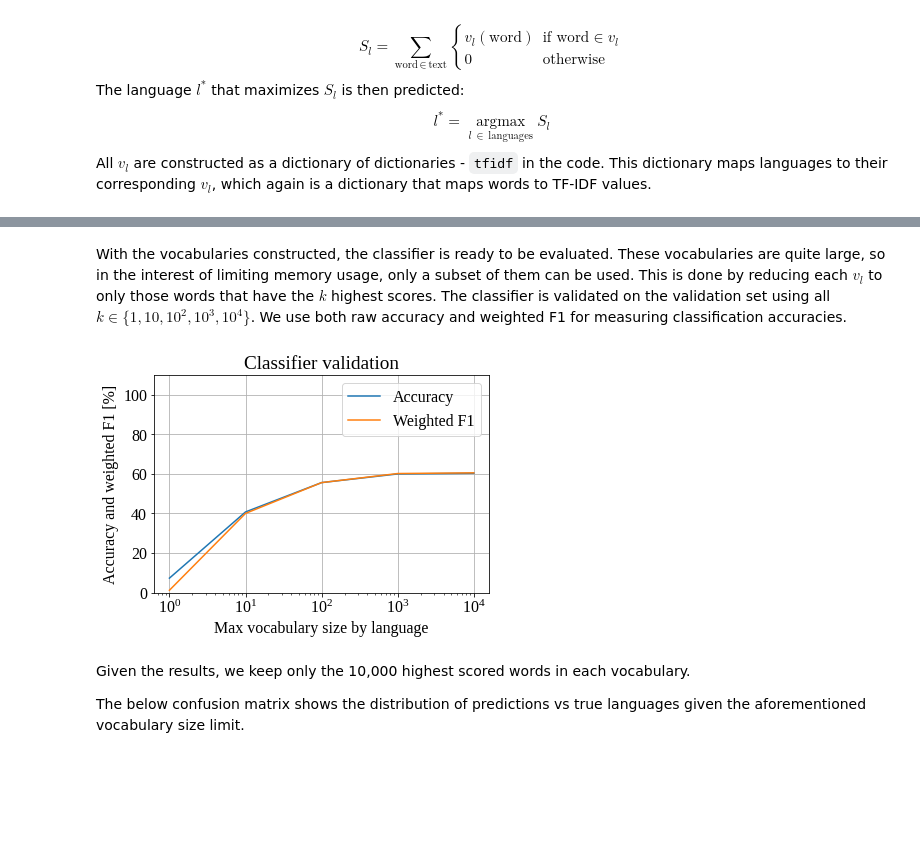
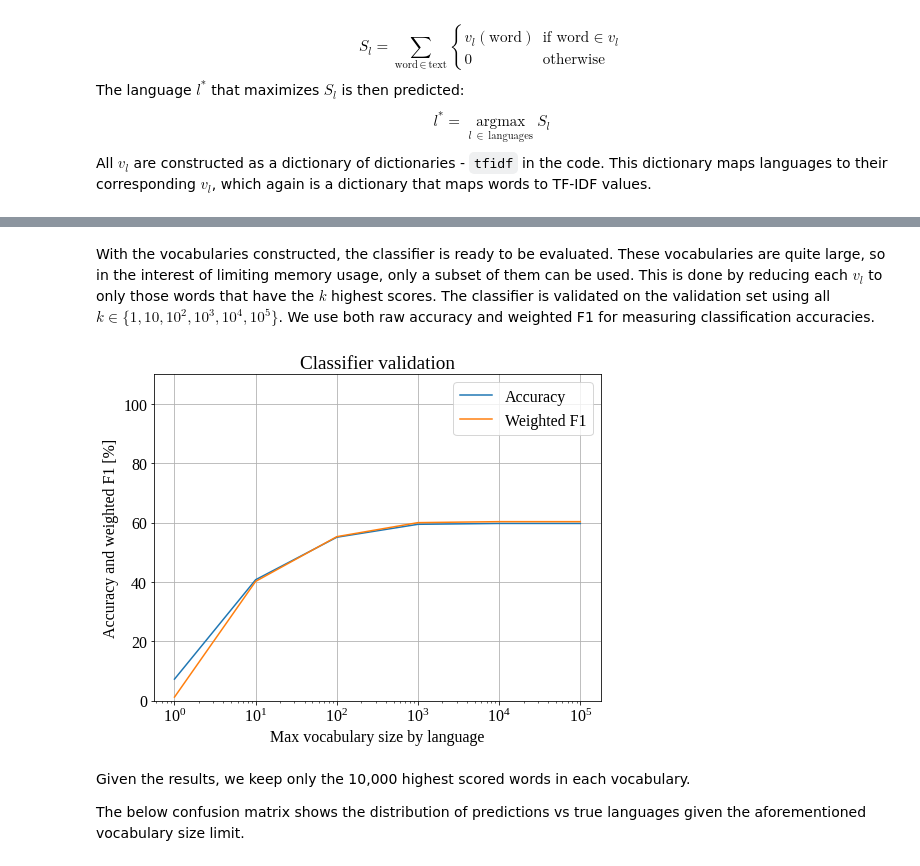
Before and after one commit to asgerius/css-project, a Jupyter notebook: Assignment.ipynb, the cells around one changed output, grey strips where cells are left out. Cells and saved outputs as stored; diff of their text form; code cells hidden in the pictures; blank space fills up the shorter version.

```diff
--- a/Assignment.ipynb
+++ b/Assignment.ipynb
@@ -328,7 +328,7 @@ def sclean(text: str) -> str:
     text = re.sub(sw, "", text)
     # Remove html tags
     text = re.sub(r"<.*?>", "", text)
-    return text.lower()
+    return text
 
 words = sum(len(body.split()) for body in so.body)
 chars = sum(len(body) for body in so.body)
@@ -418,6 +418,15 @@ for i, (lab, dat) in enumerate(zip(("No cleaning", "Classification cleaning", "S
     qx, qdist = bins(np.array([len(text.split()) for text in dat[so.type=="q"]]))
     ax, adist = bins(np.array([len(text.split()) for text in dat[so.type=="a"]]))
     cx, cdist = bins(np.array([len(text.split()) for text in dat[so.type=="c"]]))
+    with open(os.path.join("data", lab.replace(" ", "") + ".json"), "w") as f:
+        json.dump({
+            "qx": qx.tolist(),
+            "qdist": qdist.tolist(),
+            "ax": ax.tolist(),
+            "adist": adist.tolist(),
+            "cx": cx.tolist(),
+            "cdist": cdist.tolist(),
+        }, f)
 
     ax_.plot(qx, qdist, marker=".", ms=10, label="Questions")
     ax_.plot(ax, adist, marker=".", ms=10, label="Answers")
@@ -1146,31 +1129,6 @@ for lang in tqdm(loved_languages):
         for word in c
     }
     tfidf[lang] = { word: tf[word] * idf[word] for word in c }
-    t.add_row([lang.capitalize(), thousand_seps(tfidf[lang])], [1, 0])
-
-
-def classify(text: str, cleaned=True, tfidf_: dict=None) -> tuple[str, dict]:
-    """
-    Classify text by TF-IDF scores by summing TF-IDF for every word in every language and selecting language with highest score
-    Returns language and probability distribution over all languages
-    An optional TF-IDF dict can be given. Default is the tfidf variable
-    """
-    tfidf_ = tfidf_ or tfidf
-    # Make sure text is cleaned
-    if not cleaned:
-        text = clean(text)
-    word_counts = Counter(text.split())
-    scores = dict()
-    langs = list(tfidf_.keys())
-    for lang, word_tfidf in tfidf_.items():
-        scores[lang] = 0
-        for word, count in word_counts.items():
-            scores[lang] += word_tfidf.get(word, 0)
-        if scores[lang] == 0:
-            scores[lang] = -float("inf")
-    # Calculate probability distribution using softmax
-    prob = scipy.special.softmax(np.array(list(scores.values())))
-    if np.any(np.isnan(prob)):  # In case of no known words
-        return None, None
-    return langs[prob.argmax()], prob
+    t.add_row([lang.capitalize(), thousand_seps(len(tfidf[lang]))], [1, 0])
+print(t)
 # %% [output]
@@ -1189,6 +1154,6 @@ print(t)
 With the vocabularies constructed, the classifier is ready to be evaluated.
 These vocabularies are quite large, so in the interest of limiting memory usage, only a subset of them can be used.
 This is done by reducing each $v_l$ to only those words that have the $k$ highest scores.
-The classifier is validated on the validation set using all $k\in\{1, 10, 10^2, 10^3, 10^4\}$.
+The classifier is validated on the validation set using all $k\in\{1, 10, 10^2, 10^3, 10^4, 10^5\}$.
 We use both raw accuracy and weighted F1 for measuring classification accuracies.
 # %%
@@ -1223,33 +1213,35 @@ def f1(conf_mat: np.ndarray) -> float:
     return f1_score(y_true, y_pred, average="weighted")
 # %%
 # Get prediction accuracy and weighted f1 for differect vocab sizes
-n = 5
+n = 6
 number_of_words = np.logspace(0, n-1, n, dtype=int)
 accs = list()
 f1s = list()
 for n_words in tqdm(number_of_words):
     tfidf_ = { lang: top(tfidf[lang], n_words) for lang in tfidf }
     conf_mat = get_conf_mat(tfidf_)
     acc = np.diagonal(conf_mat).sum() / conf_mat.sum()
     accs.append(acc)
     f1s.append(f1(conf_mat))
+plt.figure(figsize=(8, 6))
 plt.plot(number_of_words, 100*np.array(accs), label="Accuracy")
 plt.plot(number_of_words, 100*np.array(f1s), label="Weighted F1")
+plt.xticks(number_of_words)
 plt.ylim([0, 110])
 plt.xscale("log")
 plt.grid()
 plt.title("Classifier validation")
 plt.xlabel("Max vocabulary size by language")
 plt.ylabel("Accuracy and weighted F1 [%]")
 plt.legend()
 with open(os.path.join("data", "accs_f1.json"), "w") as f:
     json.dump({
         "number_of_words": number_of_words.tolist(),
         "accs": accs,
         "f1s": f1s,
     }, f)
 # %% [output]
-[figure, old version]
+[figure, new version]
 # %% [markdown]
 Given the results, we keep only the 10,000 highest scored words in each vocabulary.
 
```
Also changed, not shown: parts of 23 cells of this notebook, 7 other files.
